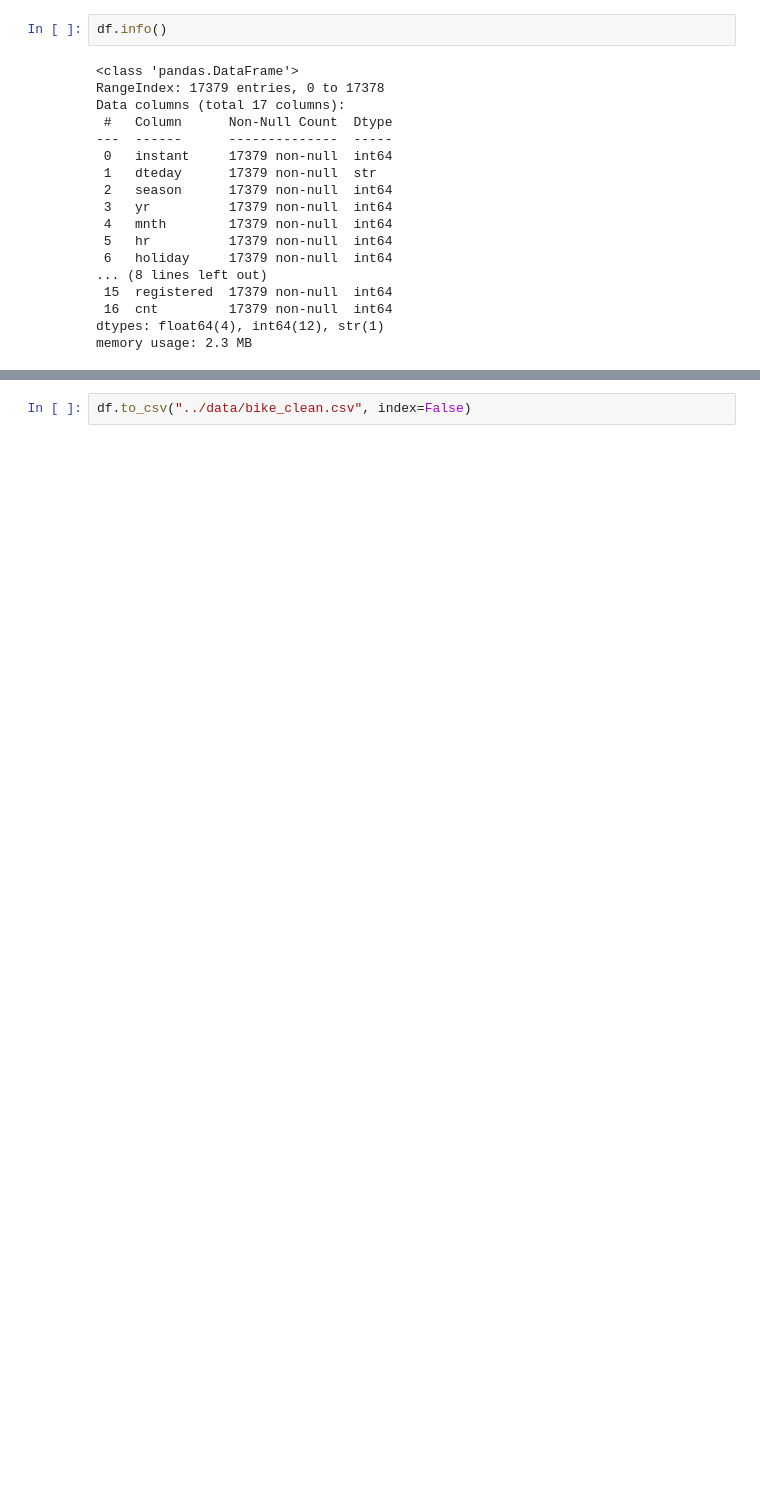
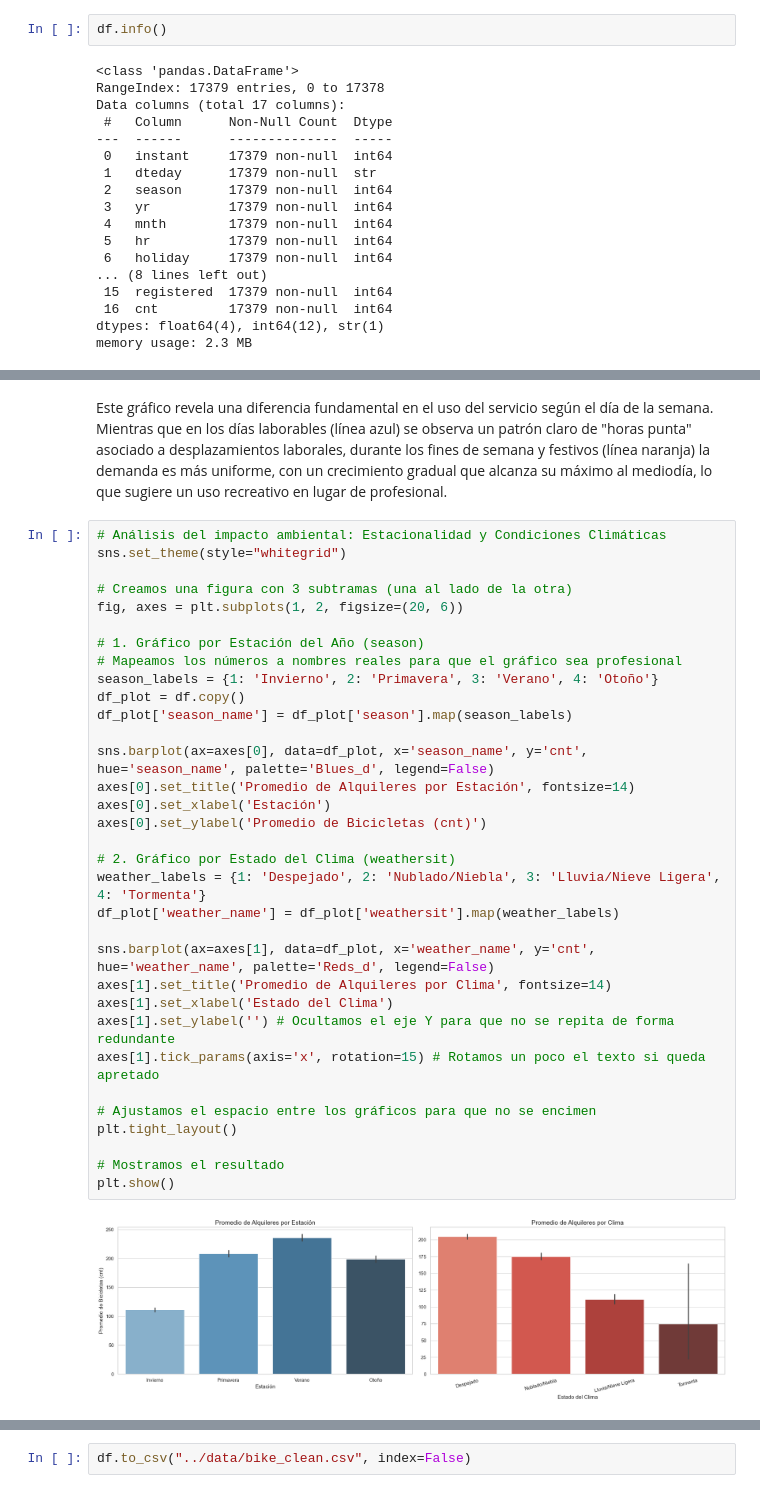
Before and after one commit to Bootcamp-DA-P2/DA-Project-Regression-Grupo1, a Jupyter notebook: notebooks/limpieza_eda.ipynb, the cells around one changed output, grey strips where cells are left out. Saved outputs shown, nothing was run; the diff lists cells and outputs as text; blank space fills up the shorter version.

```diff
--- a/notebooks/limpieza_eda.ipynb
+++ b/notebooks/limpieza_eda.ipynb
@@ -245,0 +250,37 @@ memory usage: 2.0 MB
+# %% [markdown]
+Este gráfico revela una diferencia fundamental en el uso del servicio según el día de la semana. Mientras que en los días laborables (línea azul) se observa un patrón claro de "horas punta" asociado a desplazamientos laborales, durante los fines de semana y festivos (línea naranja) la demanda es más uniforme, con un crecimiento gradual que alcanza su máximo al mediodía, lo que sugiere un uso recreativo en lugar de profesional.
+# %%
+# Análisis del impacto ambiental: Estacionalidad y Condiciones Climáticas
+sns.set_theme(style="whitegrid")
+
+# Creamos una figura con 3 subtramas (una al lado de la otra)
+fig, axes = plt.subplots(1, 2, figsize=(20, 6))
+
+# 1. Gráfico por Estación del Año (season)
+# Mapeamos los números a nombres reales para que el gráfico sea profesional
+season_labels = {1: 'Invierno', 2: 'Primavera', 3: 'Verano', 4: 'Otoño'}
+df_plot = df.copy()
+df_plot['season_name'] = df_plot['season'].map(season_labels)
+
+sns.barplot(ax=axes[0], data=df_plot, x='season_name', y='cnt', hue='season_name', palette='Blues_d', legend=False)
+axes[0].set_title('Promedio de Alquileres por Estación', fontsize=14)
+axes[0].set_xlabel('Estación')
+axes[0].set_ylabel('Promedio de Bicicletas (cnt)')
+
+# 2. Gráfico por Estado del Clima (weathersit)
+weather_labels = {1: 'Despejado', 2: 'Nublado/Niebla', 3: 'Lluvia/Nieve Ligera', 4: 'Tormenta'}
+df_plot['weather_name'] = df_plot['weathersit'].map(weather_labels)
+
+sns.barplot(ax=axes[1], data=df_plot, x='weather_name', y='cnt', hue='weather_name', palette='Reds_d', legend=False)
+axes[1].set_title('Promedio de Alquileres por Clima', fontsize=14)
+axes[1].set_xlabel('Estado del Clima')
+axes[1].set_ylabel('') # Ocultamos el eje Y para que no se repita de forma redundante
+axes[1].tick_params(axis='x', rotation=15) # Rotamos un poco el texto si queda apretado
+
+# Ajustamos el espacio entre los gráficos para que no se encimen
+plt.tight_layout()
+
+# Mostramos el resultado
+plt.show()
+# %% [output]
+[figure, added]
```
Also changed, not shown: parts of 46 cells of this notebook.
